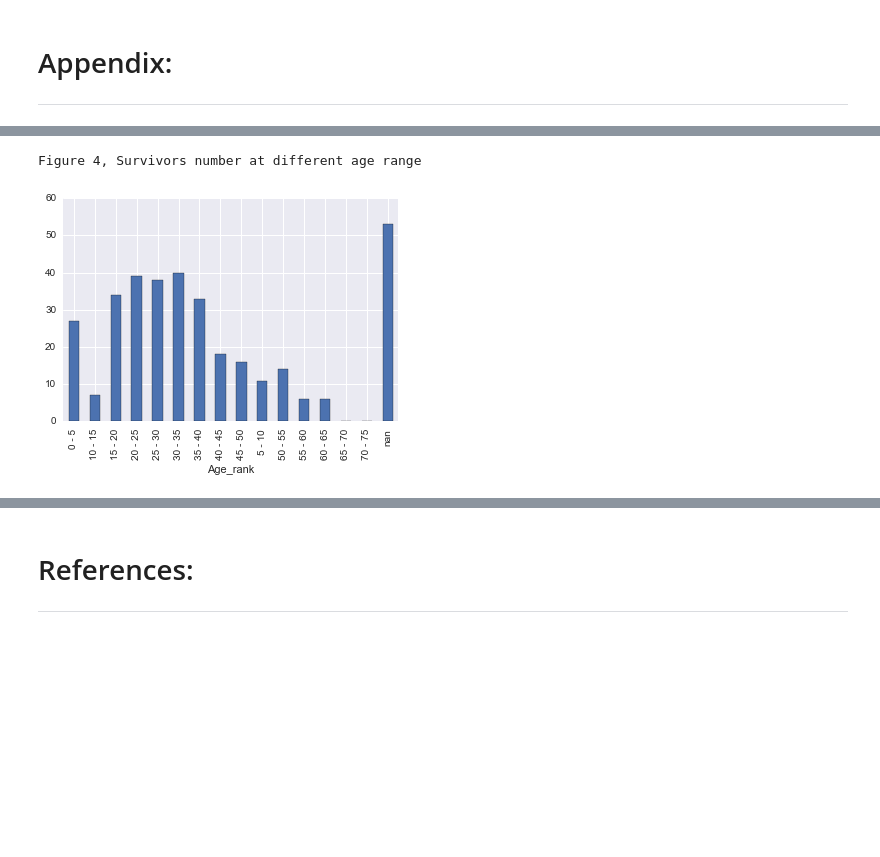
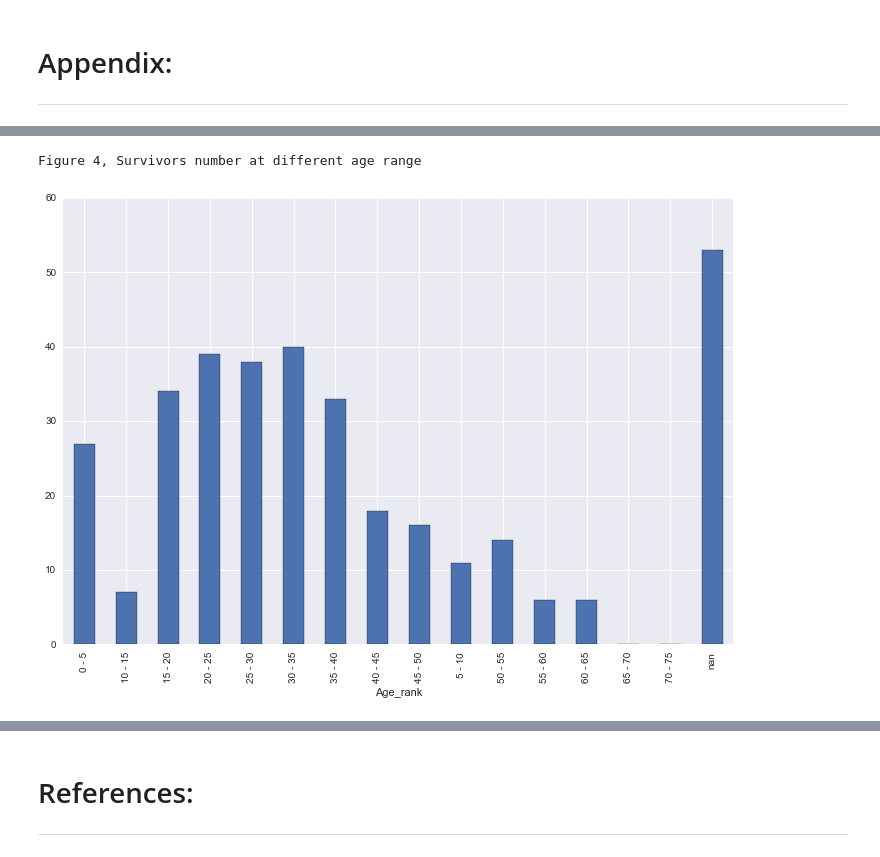
Before and after one commit to HelloRicky/Udacity, a Jupyter notebook: Project_2/Titanic Project.ipynb, the cells around one changed output, grey strips where cells are left out. Cells and saved outputs as stored; diff of their text form; code cells hidden in the pictures; blank space fills up the shorter version.

```diff
--- a/Project_2/Titanic Project.ipynb
+++ b/Project_2/Titanic Project.ipynb
@@ -254,5 +275,6 @@ dtype: int64
 ------
 # %%
 # Figure 1, Survivors Ratio by Gender
+pylab.rcParams['figure.figsize'] = 12, 8  # that's default image size for this interactive session
 show_chart_by_group('Sex')
 # %% [output]
@@ -260,4 +282,5 @@ show_chart_by_group('Sex')
 # %%
 # Figure 2, Survivors Ratio by Passenage Class
+pylab.rcParams['figure.figsize'] = 12, 8  # that's default image size for this interactive session
 show_chart_by_group('Pclass')
 # %% [output]
@@ -265,4 +288,5 @@ show_chart_by_group('Pclass')
 # %%
 # Figure 3, Survivors Ratio by boarding port
+pylab.rcParams['figure.figsize'] = 12, 8  # that's default image size for this interactive session
 show_chart_by_group('Embarked')
 # %% [output]
@@ -270,11 +294,12 @@ show_chart_by_group('Embarked')
 # %%
 # Figure 4, Survivors number at different age range
+pylab.rcParams['figure.figsize'] = 12, 8  # that's default image size for this interactive session
 grouped_data_age = titanic_data.groupby('Age_rank')['Survived'].sum()
 grouped_data_age.plot.bar()
 print 'Figure 4, Survivors number at different age range'
 # %% [output]
 Figure 4, Survivors number at different age range
-[figure, old version]
+[figure, new version]
 # %%
 # Figure 5, Survivors rate at different age ranges
 from operator import itemgetter
```
Also changed, not shown: parts of 13 cells of this notebook.
